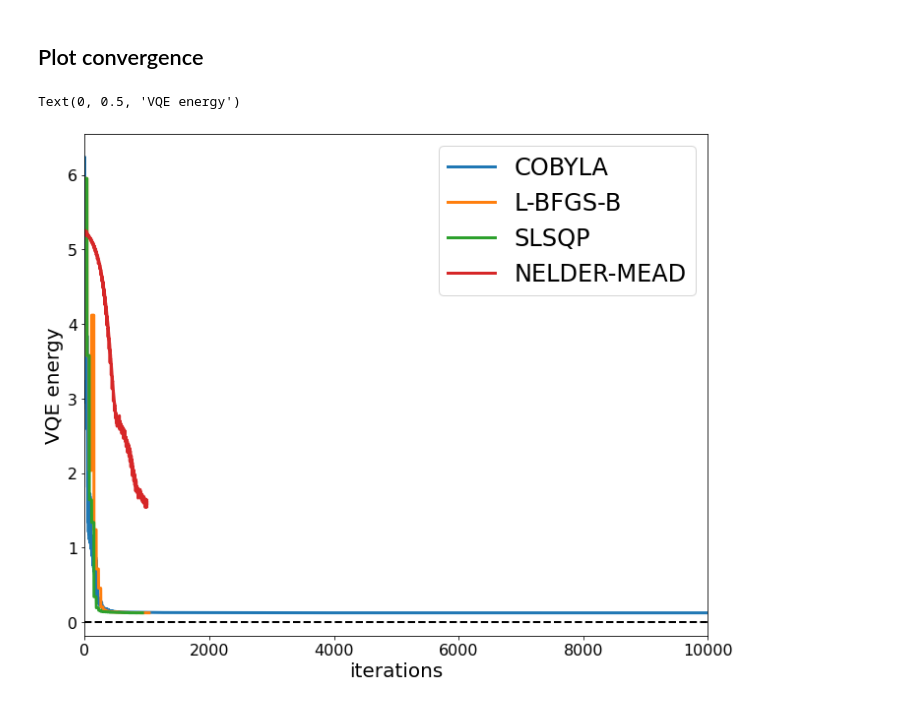
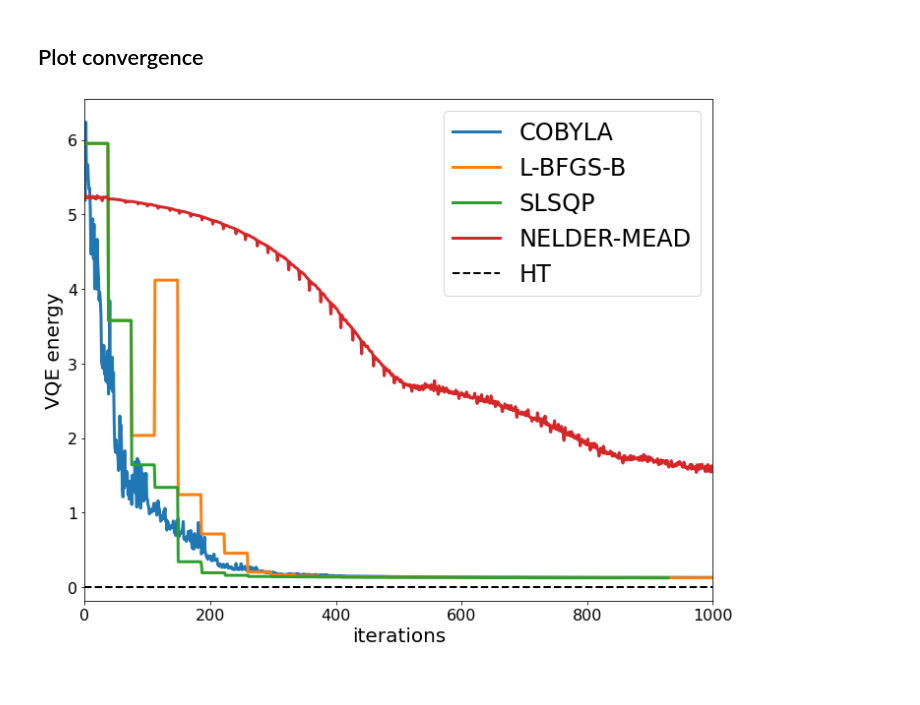
Before and after one commit to erinaldi/bmn2-qiskit, a Jupyter notebook: notebooks/00_figures.ipynb, the cells around one changed output. Drawn from its saved outputs; the diff is of its cells as text; code cells hidden in the pictures.

Commit message:
[figs] first convergence plot

```diff
--- a/notebooks/00_figures.ipynb
+++ b/notebooks/00_figures.ipynb
@@ -65,5 +65,6 @@ result.head()
 |  | 0 | 4 | 5.254761 |
 |  | 0 | 5 | 5.712117 |
 # %%
-result.loc["NELDER-MEAD",0].plot(x='counts',y='energy')
+for o in opt_label:
+    result.loc[o].plot.scatter(x='counts',y='energy',marker=".",label=o)
 # %% [output]
@@ -156,11 +159,13 @@ gsdf.describe().T[["min","max","mean","std"]]
 # %%
 # select the best runs for each optimizer
 fig, ax = plt.subplots()
 for o in opt_label:
-    result.loc[o,gsdf[o].idxmin()].plot(x='counts',y='energy', xlim=[0,10000],label=o, ax=ax)
-ax.axhline(0,c="k",ls="--", lw="2",label="Exact")
+    result.loc[o,gsdf[o].idxmin()].plot(x='counts',y='energy', xlim=[0,1000],label=o, ax=ax)
+ax.axhline(0.00328726,c="k",ls="--", lw="2",label="HT")
 ax.set_xlabel("iterations")
 ax.set_ylabel("VQE energy")
+ax.legend(loc="upper right")
+plt.savefig(f"../figures/miniBMN_l02_convergence_ry_depth3_max1000.pdf")
+plt.savefig(f"../figures/miniBMN_l02_convergence_ry_depth3_max1000.png")
 # %% [output]
-Text(0, 0.5, 'VQE energy')
-[figure, old version]
+[figure, new version]
```
Also changed, not shown: parts of 1 cell of this notebook, 2 other files.
